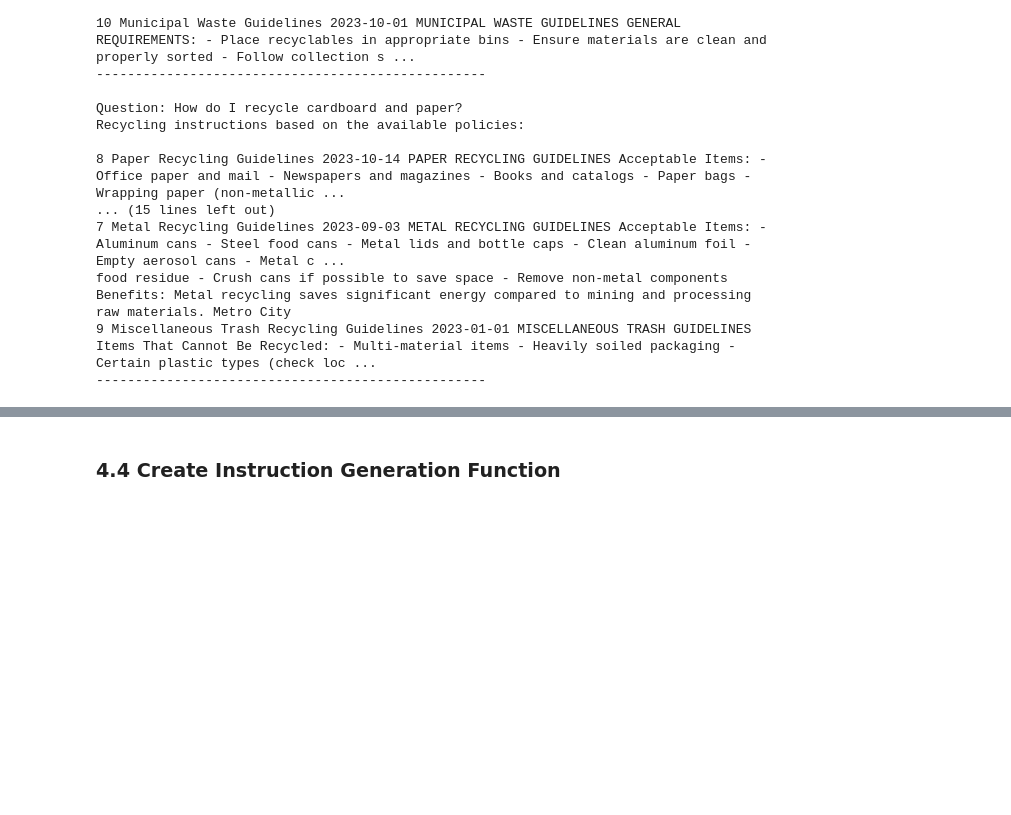
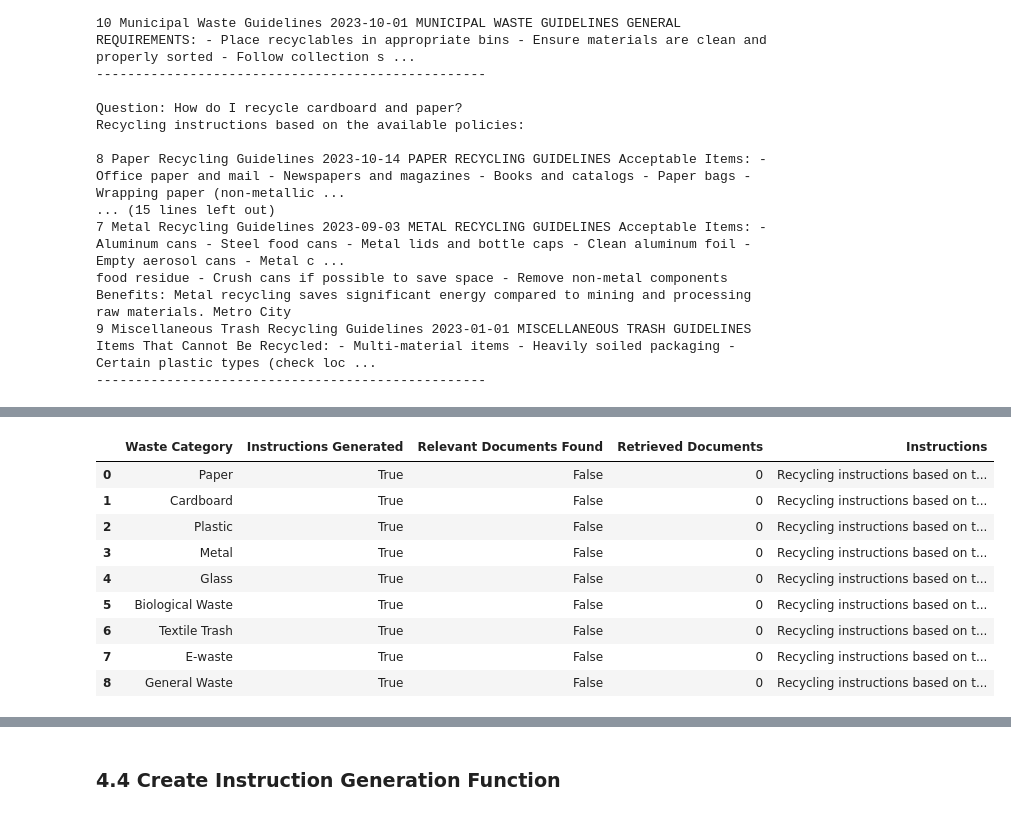
Before and after one commit to joymwendwa85/ecosort-waste-management-assistant, a Jupyter notebook: waste_management_summative.ipynb, the cells around one changed output, grey strips where cells are left out. Cells and saved outputs as stored; diff of their text form; code cells hidden in the pictures; blank space fills up the shorter version.

```diff
--- a/waste_management_summative.ipynb
+++ b/waste_management_summative.ipynb
@@ -154,16 +41,0 @@ RealWaste/
-# %%
-
-from pathlib import Path
-
-data_dir = Path(r"C:\Users\Evans\Downloads\RealWaste\realwaste-main\RealWaste")
-
-print("Dataset path exists:", data_dir.exists())
-
-if data_dir.exists():
-    for folder in sorted(data_dir.iterdir()):
-        if folder.is_dir():
-            count = sum(
-                1 for f in folder.rglob("*")
-                if f.suffix.lower() in {".jpg", ".jpeg", ".png", ".bmp"}
-            )
-            print(f"{folder.name}: {count} images")
@@ -1410,0 +1336,63 @@ Remove all packaging - Drain excess liquids - Use compostable bags if required B
+# %%
+# TODO: Evaluate the quality of generated instructions
+# - Test with various waste categories
+# - Assess relevance and accuracy
+
+# Evaluate generated recycling instructions
+
+test_categories = [
+    "Paper", "Cardboard", "Plastic", "Metal", "Glass",
+    "Biological Waste", "Textile Trash", "E-waste", "General Waste"
+]
+
+evaluation_results = []
+
+for category in test_categories:
+    result = generate_recycling_instructions(category)
+
+    # Handle the returned result
+    if isinstance(result, tuple):
+        instructions = result[0]
+        relevant_documents = result[1] if len(result) > 1 else None
+    else:
+        instructions = result
+        relevant_documents = None
+
+    # Check whether instructions and supporting documents were returned
+    has_instructions = (
+        instructions is not None and bool(str(instructions).strip())
+    )
+
+    has_documents = (
+        relevant_documents is not None
+        and hasattr(relevant_documents, "empty")
+        and not relevant_documents.empty
+    )
+
+    evaluation_results.append({
+        "Waste Category": category,
+        "Instructions Generated": has_instructions,
+        "Relevant Documents Found": has_documents,
+        "Retrieved Documents": len(relevant_documents)
+        if relevant_documents is not None and hasattr(relevant_documents, "__len__")
+        and not isinstance(relevant_documents, str) else 0,
+        "Instructions": str(instructions)
+    })
+
+evaluation_df = pd.DataFrame(evaluation_results)
+display(evaluation_df)
+
+print("Categories tested:", len(test_categories))
+print("Instructions generated:", evaluation_df["Instructions Generated"].sum())
+print("Categories with supporting documents:", evaluation_df["Relevant Documents Found"].sum())
+# %% [output]
+|  | Waste Category | Instructions Generated | Relevant Documents Found | Retrieved Documents | Instructions |
+| 0 | Paper | True | False | 0 | Recycling instructions based on t... |
+| 1 | Cardboard | True | False | 0 | Recycling instructions based on t... |
+| 2 | Plastic | True | False | 0 | Recycling instructions based on t... |
+| 3 | Metal | True | False | 0 | Recycling instructions based on t... |
+| 4 | Glass | True | False | 0 | Recycling instructions based on t... |
+| 5 | Biological Waste | True | False | 0 | Recycling instructions based on t... |
+| 6 | Textile Trash | True | False | 0 | Recycling instructions based on t... |
+| 7 | E-waste | True | False | 0 | Recycling instructions based on t... |
+| 8 | General Waste | True | False | 0 | Recycling instructions based on t... |
```
Also changed, not shown: parts of 21 cells of this notebook.
